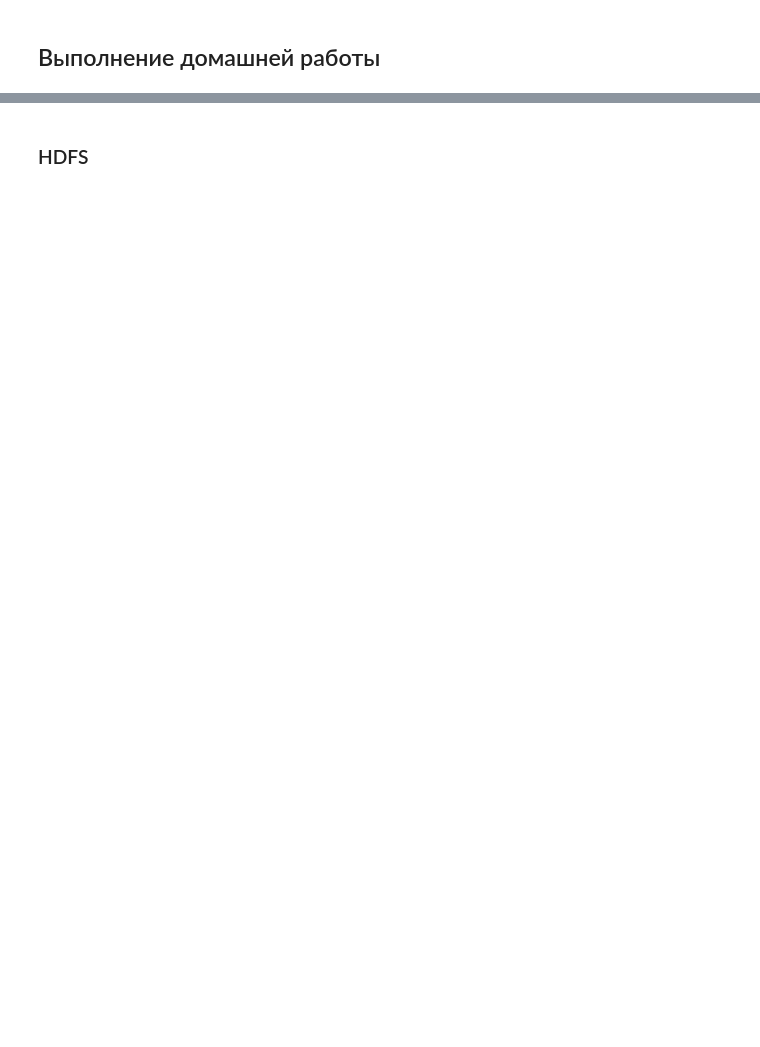
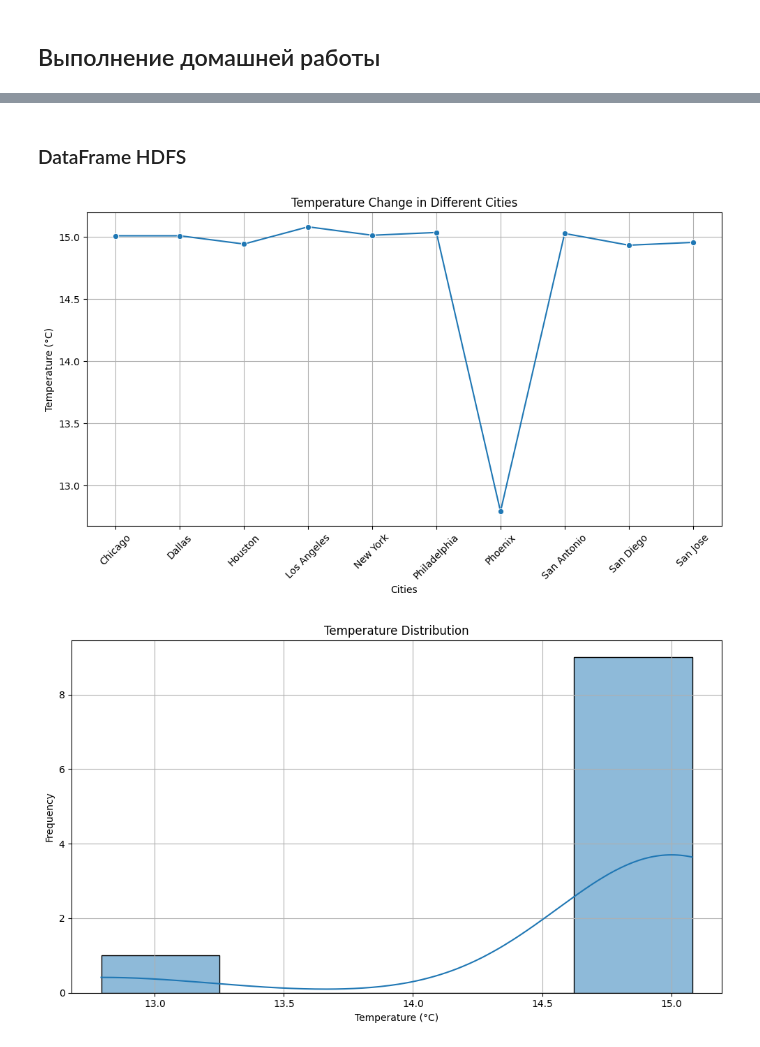
Before and after one commit to Ritorta/BigData, a Jupyter notebook: Work#3/Task_1/HW3.ipynb, the cells around one changed output, grey strips where cells are left out. Saved outputs shown, nothing was run; the diff lists cells and outputs as text; code cells hidden in the pictures; blank space fills up the shorter version.

```diff
--- a/Work#3/Task_1/HW3.ipynb
+++ b/Work#3/Task_1/HW3.ipynb
@@ -19,2 +82,57 @@
 # %% [markdown]
-### HDFS
+### DataFrame HDFS
+# %%
+from pathlib import Path
+import pandas as pd
+import matplotlib.pyplot as plt
+import seaborn as sns
+
+
+def load_weather_data(file_path):
+    df = pd.read_csv(file_path)
+    return df
+
+
+def extract_temperature_data(weather_data):
+    temperature_data = []
+    for city, data in weather_data.groupby('Location'):
+        temperature = data['Temperature_C'].mean()
+        temperature_data.append((city, temperature))
+    return temperature_data
+
+
+def plot_temperature_change(df):
+    plt.figure(figsize=(10, 6))
+    sns.lineplot(data=df, x='City', y='Temperature', marker='o')
+    plt.title('Temperature Change in Different Cities')
+    plt.xlabel('Cities')
+    plt.ylabel('Temperature (°C)')
+    plt.xticks(rotation=45)
+    plt.grid(True)
+    plt.tight_layout()
+    plt.savefig('/Users/Esdesu/Desktop/JreJre/BigData/HomeWork/BigData/Work#3/Task_1/screan/temp_change.png')
+    plt.show()
+
+
+def plot_temperature_distribution(df):
+    plt.figure(figsize=(10, 6))
+    sns.histplot(df['Temperature'], bins=5, kde=True)
+    plt.title('Temperature Distribution')
+    plt.xlabel('Temperature (°C)')
+    plt.ylabel('Frequency')
+    plt.grid(True)
+    plt.tight_layout()
+    plt.savefig('/Users/Esdesu/Desktop/JreJre/BigData/HomeWork/BigData/Work#3/Task_1/screan/temp_distribution.png')
+    plt.show()
+
+
+data_path = Path("/Users/Esdesu/Desktop/JreJre/BigData/HomeWork/BigData/Work#3/Task_1/kaggle_wqather.csv")
+weather_data = load_weather_data(data_path)
+temperature_data = extract_temperature_data(weather_data)
+df = pd.DataFrame(temperature_data, columns=['City', 'Temperature'])
+
+plot_temperature_change(df)
+plot_temperature_distribution(df)
+# %% [output]
+[figure, added]
+[figure, added]
```
Also changed, not shown: parts of 8 cells of this notebook, 9 other files.
